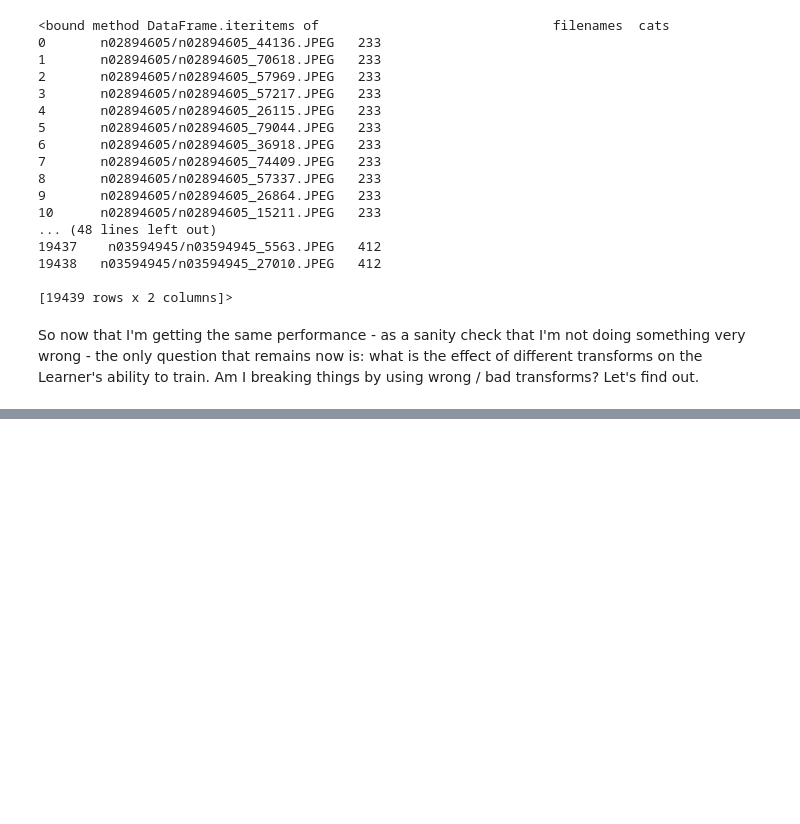
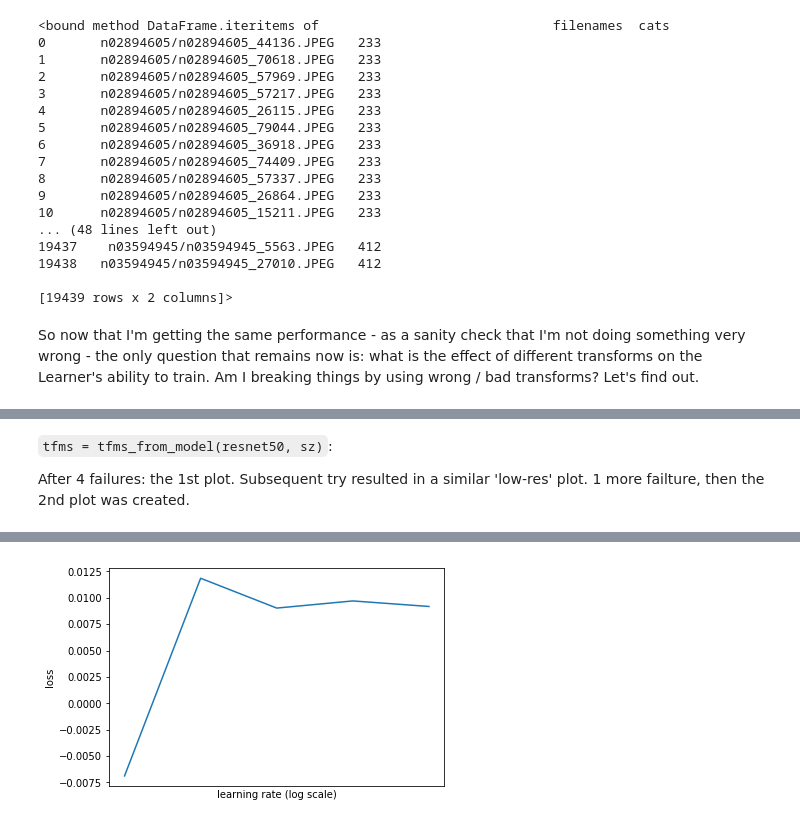
Before and after one commit to WNoxchi/deeplearningstudy, a Jupyter notebook: FADL2/darknet_test.ipynb, the cells around one changed output, grey strips where cells are left out. Saved outputs shown, nothing was run; the diff lists cells and outputs as text; code cells hidden in the pictures; blank space fills up the shorter version.

```diff
--- a/FADL2/darknet_test.ipynb
+++ b/FADL2/darknet_test.ipynb
@@ -432,0 +471,8 @@ So now that I'm getting the same performance - as a sanity check that I'm not do
+# %% [markdown]
+`tfms = tfms_from_model(resnet50, sz)`:
+
+After 4 failures: the 1st plot. Subsequent try resulted in a similar 'low-res' plot. 1 more failture, then the 2nd plot was created.
+# %%
+learner.lr_find()
+learner.sched.plot()
+# %% [output]
@@ -432,0 +480 @@ So now that I'm getting the same performance - as a sanity check that I'm not do
+[figure, added]
```
Also changed, not shown: parts of 15 cells of this notebook.
